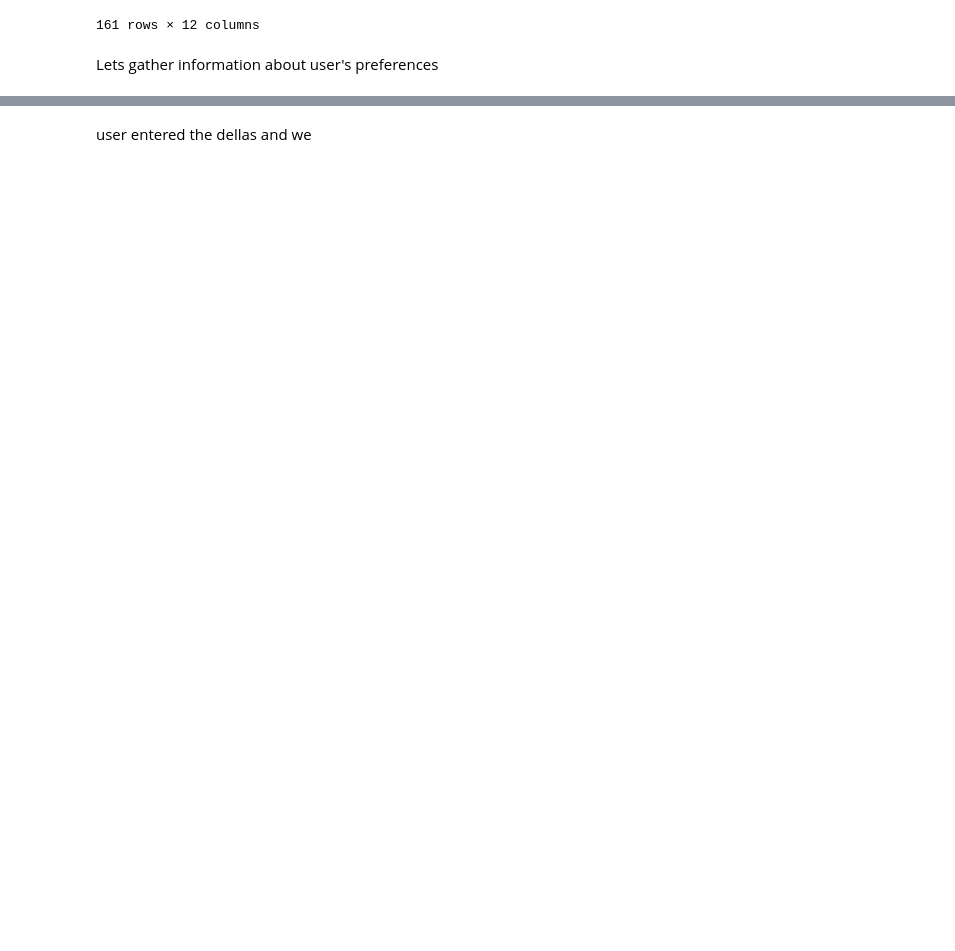
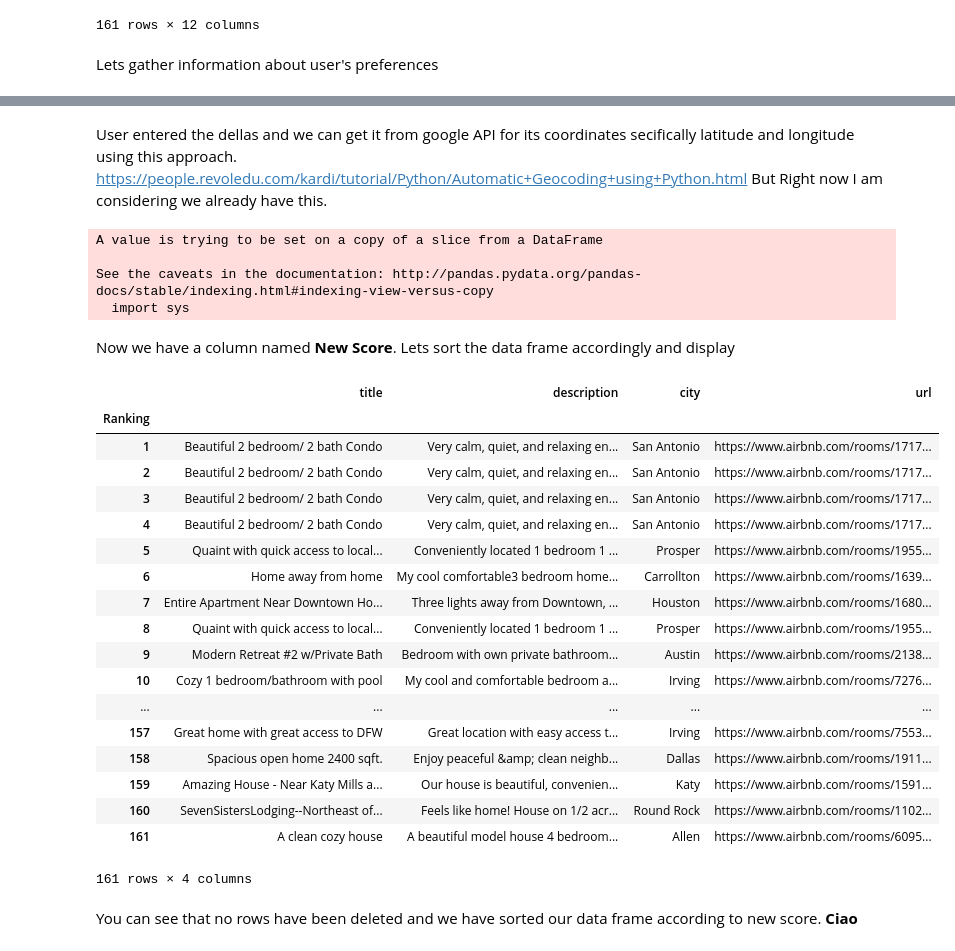
Before and after one commit to valerio94w/ADM-Hw3-Group4, a Jupyter notebook: Homework_3.ipynb, the cells around one changed output, grey strips where cells are left out. Saved outputs shown, nothing was run; the diff lists cells and outputs as text; code cells hidden in the pictures; blank space fills up the shorter version.

```diff
--- a/Homework_3.ipynb
+++ b/Homework_3.ipynb
@@ -824,8 +800,8 @@ To finish, we will define the function that calculates the final score for each
 
 Again we have a result that oscillates between 0 and 1, where 1 represents a greater similarity of Airbnb with the preferences of the user.
 # %%
-def final_score(rate_score, bedroom_score, city_score, date_score):
-    return 0.25*rate_score + 0.25*bedroom_score + 0.25*city_score + 0.25*date_score
+def final_score(rate_score, bedroom_score, city_score):
+    return 0.25*rate_score + 0.25*bedroom_score + 0.25*city_score
 # %% [markdown]
 ### EXAMPLE
 # %% [markdown]
@@ -864,14 +840,59 @@ In wich city do you prefer to stay? Dallas
 # %%
 # create a new column with empty values
 df["New Score"] = ""
-# %% [markdown]
-user entered the dellas and we
+# %% [markdown]
+User entered the dellas and we can get it from google API for its coordinates secifically latitude and longitude using this approach. https://people.revoledu.com/kardi/tutorial/Python/Automatic+Geocoding+using+Python.html
+But Right now I am considering we already have this.
+# %%
+user_city_latitude = -37.751949
+user_city_longitude = 145.123856
 # %%
 # fill that empty space with the result of computing the final score
 for i in range(len(df)):
     rs = rate_score(user_rate, df["average_rate_per_night"][i])
     bs = bedroom_score(user_bedroom, df["bedrooms_count"][i])
-    cs = city_score(user_city, df["city"][i])
-    ds = date_score(doc_date_of_listing, df["date_of_listing"][i])
-    fs = final_score(rs, bs, cs, ds)
+    cs = city_score(user_city_latitude, user_city_longitude, df["latitude"][i], df["longitude"][i])
+    fs = final_score(rs, bs, cs)
     df["New Score"][i] = fs
+# %% [output]
+A value is trying to be set on a copy of a slice from a DataFrame
+
+See the caveats in the documentation: http://pandas.pydata.org/pandas-docs/stable/indexing.html#indexing-view-versus-copy
+  import sys
+# %% [markdown]
+Now we have a column named **New Score**. Lets sort the data frame accordingly and display
+# %%
+# Sort the values by score in descending order
+df = df.sort_values('New Score', ascending=False)
+# Reset the index, using now the sorted values
+df = df.reset_index(drop=True)
+# Make the index start from 1
+df.index += 1
+# Rename the index as Ranking
+df.index.name = 'Ranking'
+# Select only the columns of interest and show the results
+cols_of_interes = ["title", "description", "city", "url"]
+df[cols_of_interes]
+# %% [output]
+|  | title | description | city | url |
+| Ranking |  |  |  |  |
+| 1 | Beautiful 2 bedroom/ 2 bath Condo | Very calm, quiet, and relaxing en... | San Antonio | https://www.airbnb.com/rooms/1717... |
+| 2 | Beautiful 2 bedroom/ 2 bath Condo | Very calm, quiet, and relaxing en... | San Antonio | https://www.airbnb.com/rooms/1717... |
+| 3 | Beautiful 2 bedroom/ 2 bath Condo | Very calm, quiet, and relaxing en... | San Antonio | https://www.airbnb.com/rooms/1717... |
+| 4 | Beautiful 2 bedroom/ 2 bath Condo | Very calm, quiet, and relaxing en... | San Antonio | https://www.airbnb.com/rooms/1717... |
+| 5 | Quaint with quick access to local... | Conveniently located 1 bedroom 1 ... | Prosper | https://www.airbnb.com/rooms/1955... |
+| 6 | Home away from home | My cool comfortable3 bedroom home... | Carrollton | https://www.airbnb.com/rooms/1639... |
+| 7 | Entire Apartment Near Downtown Ho... | Three lights away from Downtown, ... | Houston | https://www.airbnb.com/rooms/1680... |
+| 8 | Quaint with quick access to local... | Conveniently located 1 bedroom 1 ... | Prosper | https://www.airbnb.com/rooms/1955... |
+| 9 | Modern Retreat #2 w/Private Bath | Bedroom with own private bathroom... | Austin | https://www.airbnb.com/rooms/2138... |
+| 10 | Cozy 1 bedroom/bathroom with pool | My cool and comfortable bedroom a... | Irving | https://www.airbnb.com/rooms/7276... |
+| ... | ... | ... | ... | ... |
+| 157 | Great home with great access to DFW | Great location with easy access t... | Irving | https://www.airbnb.com/rooms/7553... |
+| 158 | Spacious open home 2400 sqft. | Enjoy peaceful &amp; clean neighb... | Dallas | https://www.airbnb.com/rooms/1911... |
+| 159 | Amazing House - Near Katy Mills a... | Our house is beautiful, convenien... | Katy | https://www.airbnb.com/rooms/1591... |
+| 160 | SevenSistersLodging--Northeast of... | Feels like home! House on 1/2 acr... | Round Rock | https://www.airbnb.com/rooms/1102... |
+| 161 | A clean cozy house | A beautiful model house 4 bedroom... | Allen | https://www.airbnb.com/rooms/6095... |
+161 rows × 4 columns
+# %% [markdown]
+You can see that no rows have been deleted and we have sorted our data frame according to new score.
+**Ciao**
```
Also changed, not shown: parts of 4 cells of this notebook.
